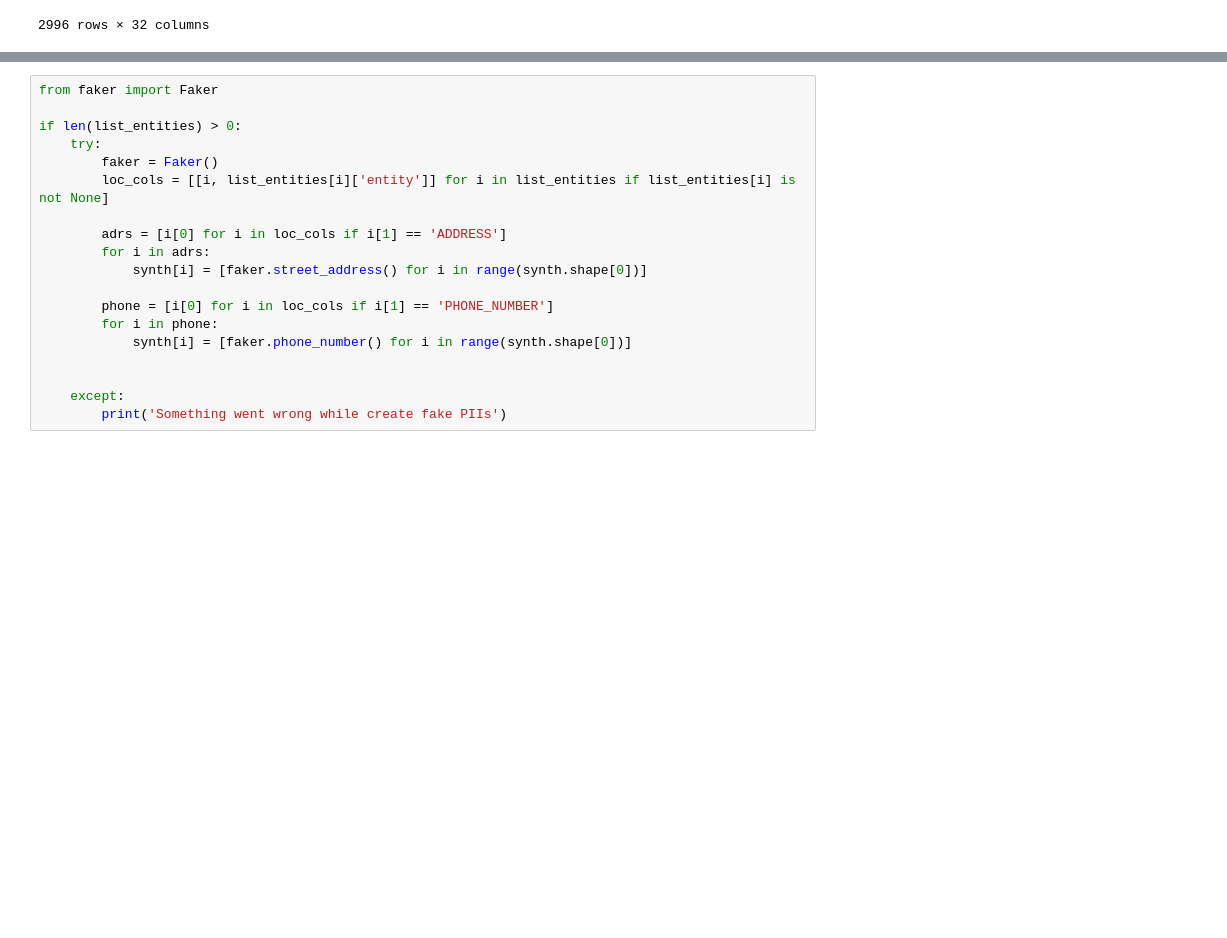
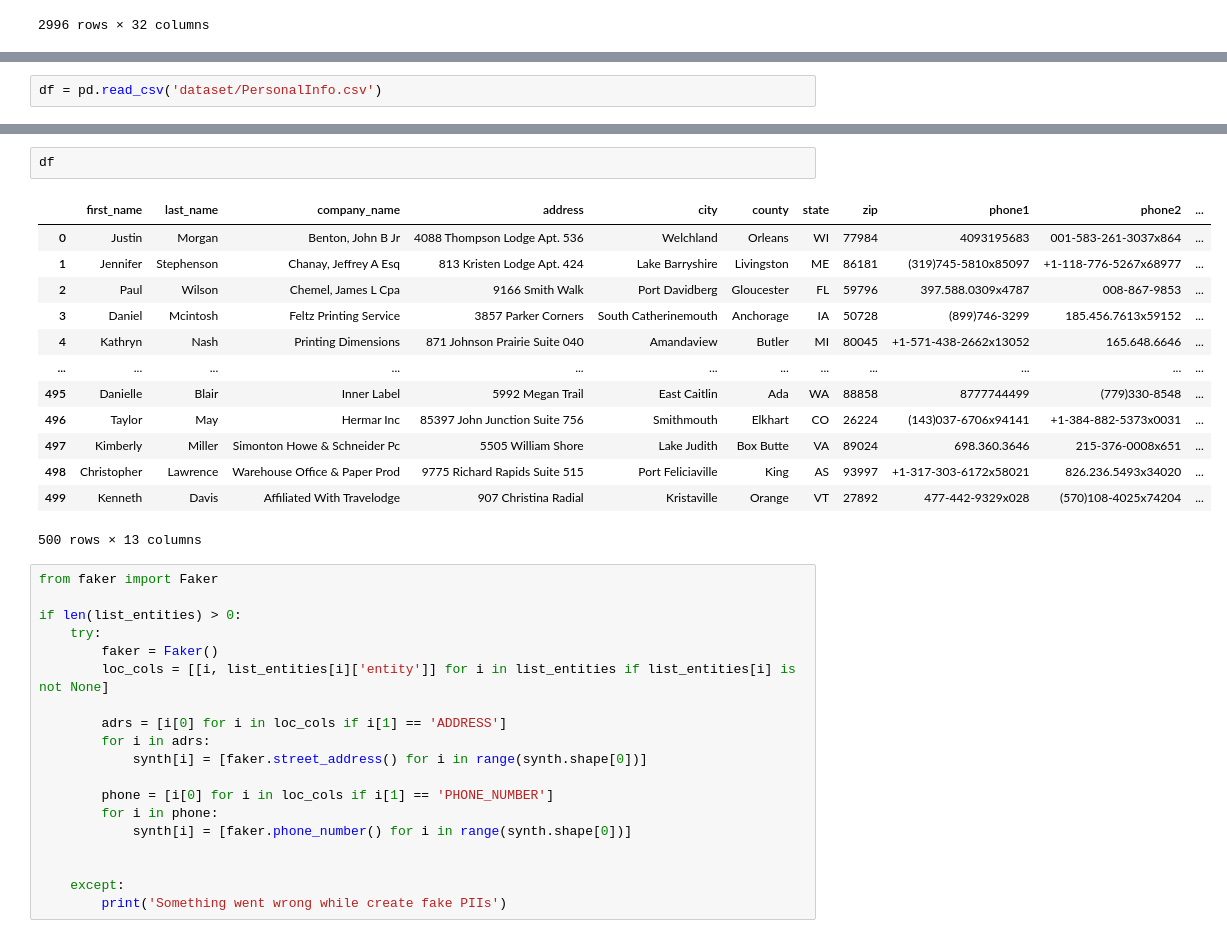
Before and after one commit to Clearbox-AI/nerpii, a Jupyter notebook: faker.ipynb, the cells around one changed output, grey strips where cells are left out. Drawn from its saved outputs; the diff is of its cells as text; blank space fills up the shorter version.

```diff
--- a/faker.ipynb
+++ b/faker.ipynb
@@ -502,0 +479,2 @@ first_name_gender
+# %%
+df = pd.read_csv('dataset/PersonalInfo.csv')
@@ -503,3 +527,19 @@ first_name_gender
+# %%
+df
+# %% [output]
+|  | first_name | last_name | company_name | address | city | county | state | zip | phone1 | phone2 | ... |
+| 0 | Justin | Morgan | Benton, John B Jr | 4088 Thompson Lodge Apt. 536 | Welchland | Orleans | WI | 77984 | 4093195683 | 001-583-261-3037x864 | ... |
+| 1 | Jennifer | Stephenson | Chanay, Jeffrey A Esq | 813 Kristen Lodge Apt. 424 | Lake Barryshire | Livingston | ME | 86181 | (319)745-5810x85097 | +1-118-776-5267x68977 | ... |
+| 2 | Paul | Wilson | Chemel, James L Cpa | 9166 Smith Walk | Port Davidberg | Gloucester | FL | 59796 | 397.588.0309x4787 | 008-867-9853 | ... |
+| 3 | Daniel | Mcintosh | Feltz Printing Service | 3857 Parker Corners | South Catherinemouth | Anchorage | IA | 50728 | (899)746-3299 | 185.456.7613x59152 | ... |
+| 4 | Kathryn | Nash | Printing Dimensions | 871 Johnson Prairie Suite 040 | Amandaview | Butler | MI | 80045 | +1-571-438-2662x13052 | 165.648.6646 | ... |
+| ... | ... | ... | ... | ... | ... | ... | ... | ... | ... | ... | ... |
+| 495 | Danielle | Blair | Inner Label | 5992 Megan Trail | East Caitlin | Ada | WA | 88858 | 8777744499 | (779)330-8548 | ... |
+| 496 | Taylor | May | Hermar Inc | 85397 John Junction Suite 756 | Smithmouth | Elkhart | CO | 26224 | (143)037-6706x94141 | +1-384-882-5373x0031 | ... |
+| 497 | Kimberly | Miller | Simonton Howe & Schneider Pc | 5505 William Shore | Lake Judith | Box Butte | VA | 89024 | 698.360.3646 | 215-376-0008x651 | ... |
+| 498 | Christopher | Lawrence | Warehouse Office & Paper Prod | 9775 Richard Rapids Suite 515 | Port Feliciaville | King | AS | 93997 | +1-317-303-6172x58021 | 826.236.5493x34020 | ... |
+| 499 | Kenneth | Davis | Affiliated With Travelodge | 907 Christina Radial | Kristaville | Orange | VT | 27892 | 477-442-9329x028 | (570)108-4025x74204 | ... |
+500 rows × 13 columns
 # %%
 from faker import Faker
 
```
Also changed, not shown: parts of 17 cells of this notebook.
